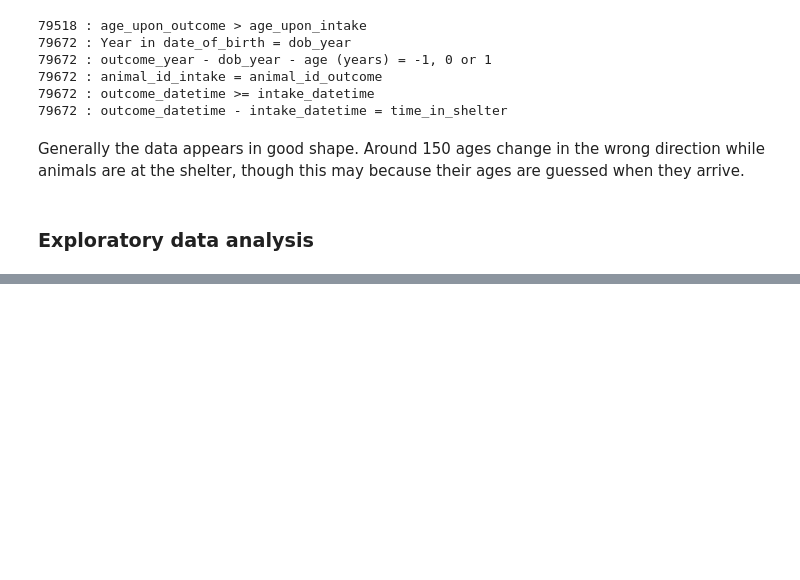
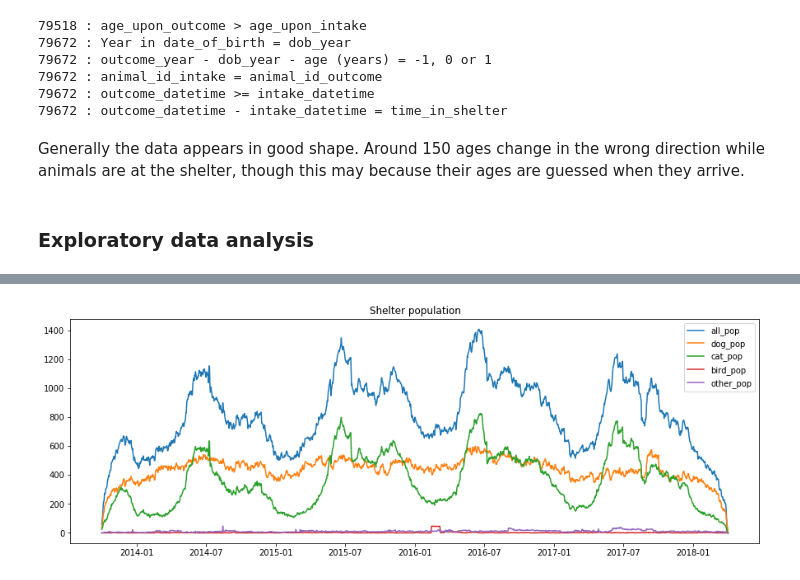
Before and after one commit to SmellsLikeCake/austin-animal-shelter, a Jupyter notebook: Austin-animal-shelter-write-up.ipynb, the cells around one changed output, grey strips where cells are left out. Cells and saved outputs as stored; diff of their text form; code cells hidden in the pictures; blank space fills up the shorter version.

```diff
--- a/Austin-animal-shelter-write-up.ipynb
+++ b/Austin-animal-shelter-write-up.ipynb
@@ -89,0 +337,26 @@ Generally the data appears in good shape. Around 150 ages change in the wrong di
+# %%
+pop_dict = dict()
+
+for animal in animal_types:
+    animal_in = []
+    animal_out = []
+    for date in time_period:
+        animal_in.append(sum(date.date() == aac.loc[aac['animal_type'] == animal, 'date_in']))
+        animal_out.append(sum(date.date() == aac.loc[aac['animal_type'] == animal, 'date_out']))
+    pop_dict[str(animal)+'_in'] = animal_in
+    pop_dict[str(animal)+'_out'] = animal_out
+# %%
+for animal in animal_types:
+    pop[str(animal)+'_in'] = pop_dict[str(animal)+'_in']
+    pop[str(animal)+'_out'] = pop_dict[str(animal)+'_out']
+    pop[str(animal)+'_change'] = pop[str(animal)+'_in'] - pop[str(animal)+'_out']
+    pop[str(animal)+'_pop'] = pop[str(animal)+'_change'].expanding(1).sum()
+# %%
+pop_total = pop.groupby(pop.columns.str.split("_").str[1],axis=1).sum()
+pop = pd.concat([pop, pop_total], axis=1)
+# %%
+pop.columns = ['date', 'dog_in', 'dog_out', 'dog_change', 'dog_pop',
+               'cat_in', 'cat_out', 'cat_change', 'cat_pop',
+               'other_in', 'other_out', 'other_change', 'other_pop',
+               'bird_in', 'bird_out', 'bird_change', 'bird_pop',
+               'all_change', 'all_in', 'all_out', 'all_pop']
@@ -89,0 +373,14 @@ Generally the data appears in good shape. Around 150 ages change in the wrong di
+# %%
+fig = plt.figure(figsize = (15, 5))
+
+plt.plot(pop.date, pop.all_pop)
+plt.plot(pop.date, pop.dog_pop)
+plt.plot(pop.date, pop.cat_pop)
+plt.plot(pop.date, pop.bird_pop)
+plt.plot(pop.date, pop.other_pop)
+
+plt.title('Shelter population')
+plt.legend()
+plt.show()
+# %% [output]
+[figure, added]
```
Also changed, not shown: parts of 26 cells of this notebook.
